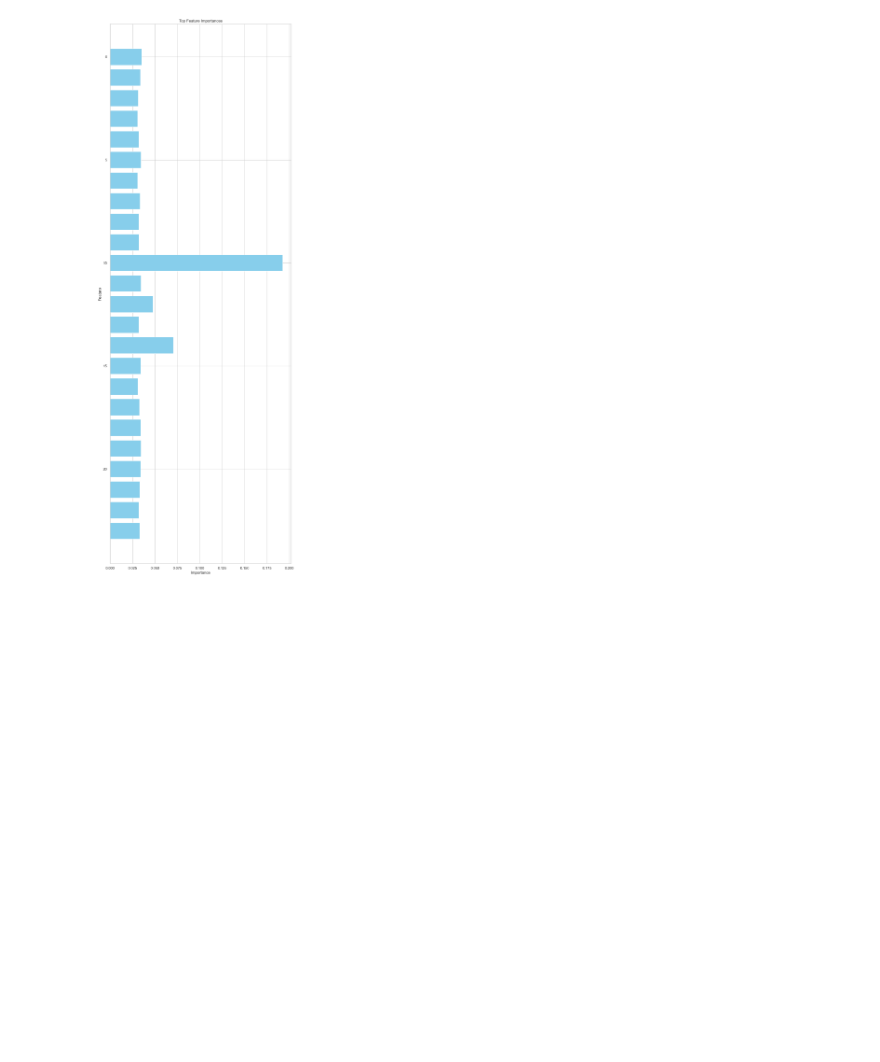
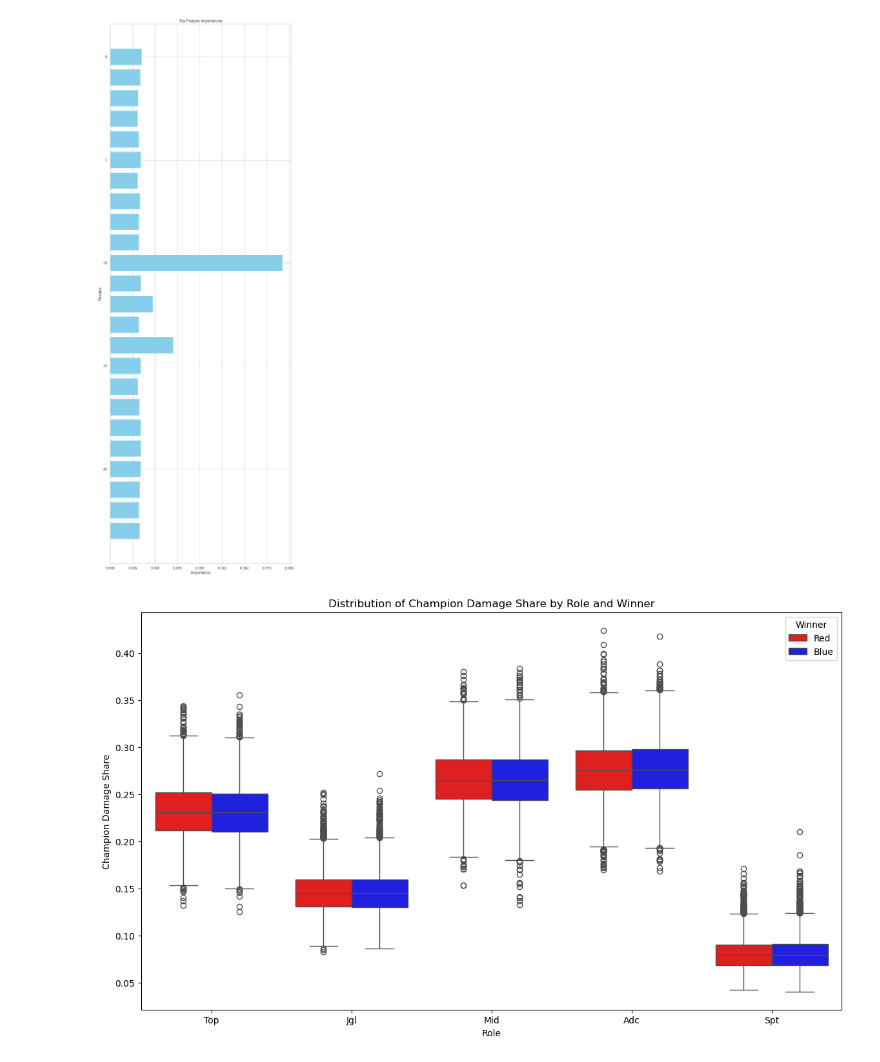
Before and after one commit to chlxogur/penta_kill_data_science, a Jupyter notebook: presentation_plots.ipynb, the cells around one changed output. Cells and saved outputs as stored; diff of their text form; code cells hidden in the pictures; blank space fills up the shorter version.

```diff
--- a/presentation_plots.ipynb
+++ b/presentation_plots.ipynb
@@ -474,3 +471,31 @@ plt.gca().invert_yaxis()
 plt.show()
 # %% [output]
 [figure]
+# %%
+part_dataset = dataset[["Blue_Top_championDamageShare", "Blue_Jgl_championDamageShare", "Blue_Mid_championDamageShare", "Blue_Adc_championDamageShare", "Blue_Spt_championDamageShare", "winner"]]
+
+# melt dataset to long format
+melted_dataset = pd.melt(part_dataset, id_vars="winner", var_name="Role", value_name="DamageShare")
+
+# rename columns
+role_mapping = {
+    "Blue_Top_championDamageShare": "Top",
+    "Blue_Jgl_championDamageShare": "Jgl",
+    "Blue_Mid_championDamageShare": "Mid",
+    "Blue_Adc_championDamageShare": "Adc",
+    "Blue_Spt_championDamageShare": "Spt"
+}
+melted_dataset['Role'] = melted_dataset['Role'].map(role_mapping)
+
+# boxplot 생성
+plt.figure(figsize=(14, 8))
+sns.boxplot(x="Role", y="DamageShare", hue="winner", data=melted_dataset, palette={"Blue": "blue", "Red": "red"})
+
+# 그래프 설정 조정
+plt.title("Distribution of Champion Damage Share by Role and Winner")
+plt.xlabel("Role")
+plt.ylabel("Champion Damage Share")
+plt.legend(title="Winner")
+plt.show()
+# %% [output]
+[figure, added]
```
Also changed, not shown: parts of 16 cells of this notebook, 2 other files.
